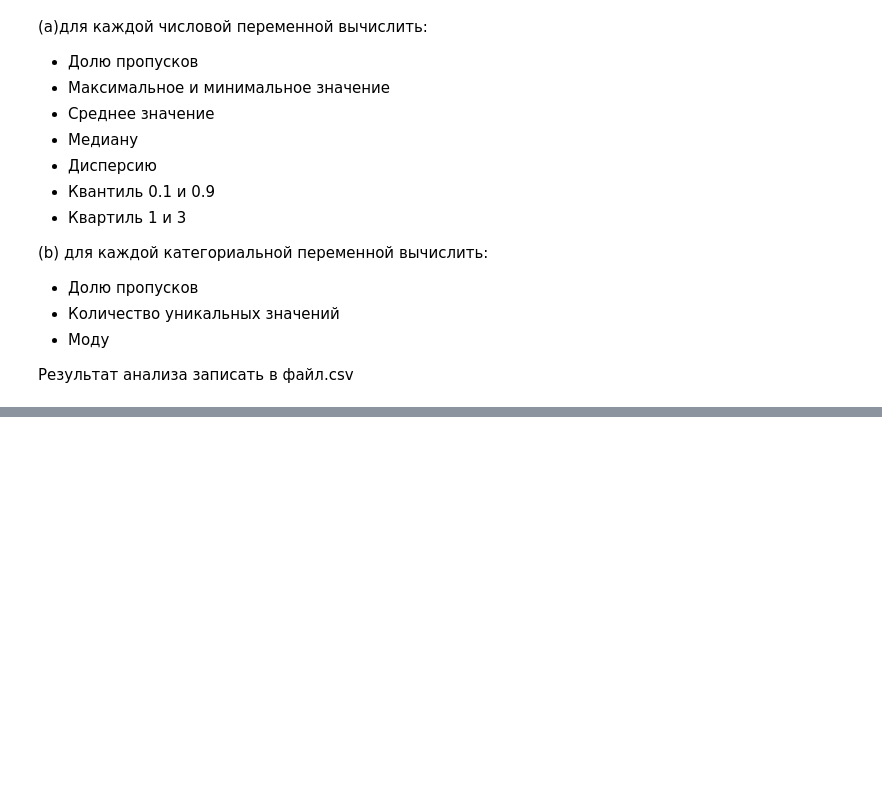
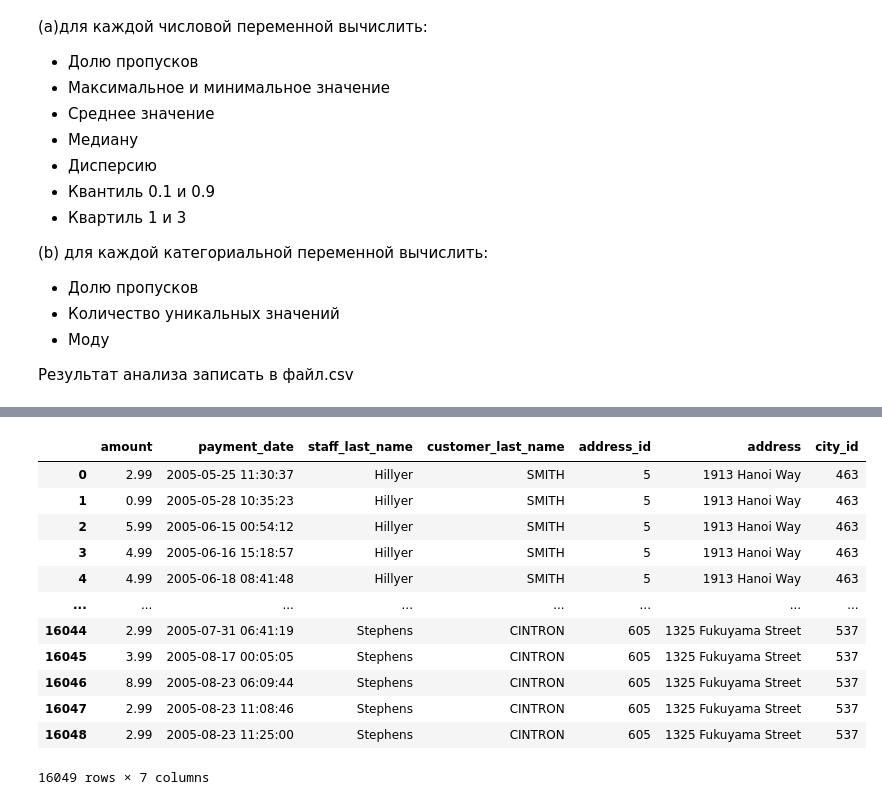
Before and after one commit to chebandenis/DZ_innopolis, a Jupyter notebook: db.ipynb, the cells around one changed output, grey strips where cells are left out. Saved outputs shown, nothing was run; the diff lists cells and outputs as text; code cells hidden in the pictures; blank space fills up the shorter version.

```diff
--- a/db.ipynb
+++ b/db.ipynb
@@ -565,0 +629,2 @@ data_film_actor.groupby('acter_name')['name'].count().sort_values(ascending=Fals
+# %%
+data_customer = sql_to_dataframe('SELECT customer_id, last_name, address_id FROM customer') #сформируем датафрейм по результатам sql запроса
@@ -565,0 +647,3 @@ data_film_actor.groupby('acter_name')['name'].count().sort_values(ascending=Fals
+# %%
+data_union = data_union.merge(data_customer, on='customer_id')
+data_union
@@ -565,0 +664,4 @@ data_film_actor.groupby('acter_name')['name'].count().sort_values(ascending=Fals
+# %%
+data_union = data_union.drop(columns=['customer_id'])
+data_union = data_union.rename(columns={'last_name':'customer_last_name'})
+data_union
@@ -565,0 +682,2 @@ data_film_actor.groupby('acter_name')['name'].count().sort_values(ascending=Fals
+# %%
+data_address = sql_to_dataframe('SELECT address_id, address, city_id FROM address') #сформируем датафрейм по результатам sql запроса
@@ -565,0 +700,17 @@ data_film_actor.groupby('acter_name')['name'].count().sort_values(ascending=Fals
+# %%
+data_union = data_union.merge(data_address, on='address_id')
+data_union
+# %% [output]
+|  | amount | payment_date | staff_last_name | customer_last_name | address_id | address | city_id |
+| 0 | 2.99 | 2005-05-25 11:30:37 | Hillyer | SMITH | 5 | 1913 Hanoi Way | 463 |
+| 1 | 0.99 | 2005-05-28 10:35:23 | Hillyer | SMITH | 5 | 1913 Hanoi Way | 463 |
+| 2 | 5.99 | 2005-06-15 00:54:12 | Hillyer | SMITH | 5 | 1913 Hanoi Way | 463 |
+| 3 | 4.99 | 2005-06-16 15:18:57 | Hillyer | SMITH | 5 | 1913 Hanoi Way | 463 |
+| 4 | 4.99 | 2005-06-18 08:41:48 | Hillyer | SMITH | 5 | 1913 Hanoi Way | 463 |
+| ... | ... | ... | ... | ... | ... | ... | ... |
+| 16044 | 2.99 | 2005-07-31 06:41:19 | Stephens | CINTRON | 605 | 1325 Fukuyama Street | 537 |
+| 16045 | 3.99 | 2005-08-17 00:05:05 | Stephens | CINTRON | 605 | 1325 Fukuyama Street | 537 |
+| 16046 | 8.99 | 2005-08-23 06:09:44 | Stephens | CINTRON | 605 | 1325 Fukuyama Street | 537 |
+| 16047 | 2.99 | 2005-08-23 11:08:46 | Stephens | CINTRON | 605 | 1325 Fukuyama Street | 537 |
+| 16048 | 2.99 | 2005-08-23 11:25:00 | Stephens | CINTRON | 605 | 1325 Fukuyama Street | 537 |
+16049 rows × 7 columns
```
Also changed, not shown: parts of 19 cells of this notebook, 1 other file.
